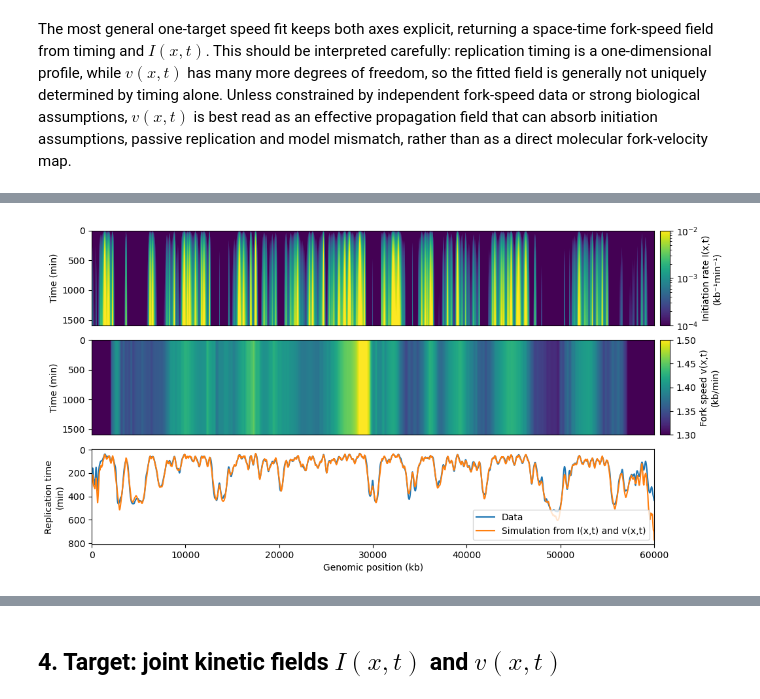
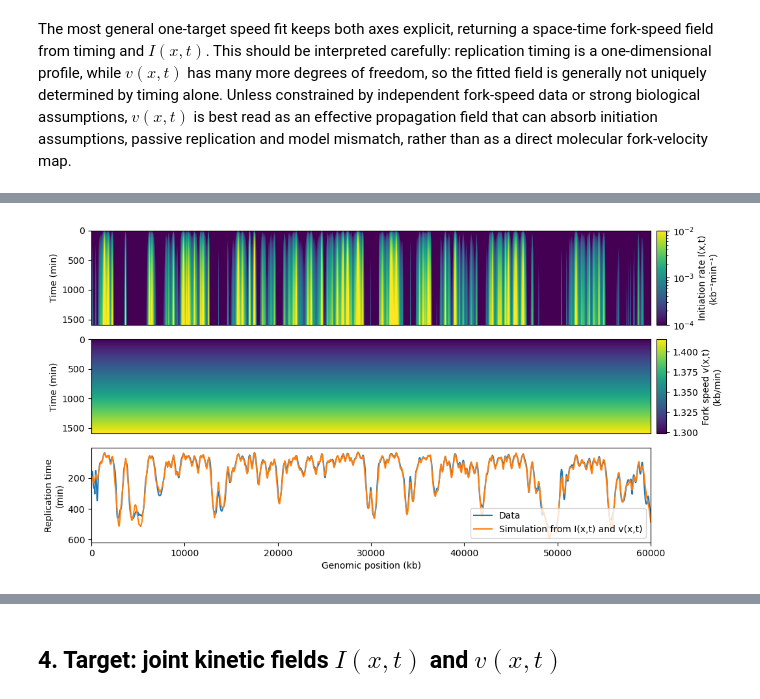
Before and after one commit to fberkemeier/DNAscape, a Jupyter notebook: examples/2-mapping.ipynb, the cells around one changed output, grey strips where cells are left out. Drawn from its saved outputs; the diff is of its cells as text; code cells hidden in the pictures.

```diff
--- a/examples/2-mapping.ipynb
+++ b/examples/2-mapping.ipynb
@@ -475,7 +473,6 @@ fork_speed_spacetime_from_Ixt = rmap(
     target="fork_speed",
     assumptions={
         "target_form": "spacetime",
-        "target_shape": "best",
         "maxiter": 20,
     }
 )
@@ -497,24 +495,24 @@ replication_timing_sim_Ixt_vxt = rsim(
 # %%
 mplotf(
     [
         firing_rate_xt,
         fork_speed_spacetime_from_Ixt,
         [replication_timing, replication_timing_sim_Ixt_vxt],
     ],
     mlabels=[
         ["Initiation rate I(x,t)\n(kb⁻¹min⁻¹)"],
         ["Fork speed v(x,t)\n(kb/min)"],
         ["Data", "Simulation from I(x,t) and v(x,t)"],
     ],
     mx_array=positions_kb,
     mresolution_t=[5, 5, 1],
     minvyQ=True,
     mlogzQ=[True, False, False],
-    mlimsz=[(0.0001,0.01), (1.3, 1.5), None],
+    mlimsz=[(0.0001,0.01), None, None],
     mxtitle="Genomic position (kb)",
     mytitle=["Time (min)", "Time (min)", "Replication time\n(min)"],
     figsize=(10, 2),
 )
 # %% [output]
-[figure, old version]
+[figure, new version]
 # %%
```
Also changed, not shown: parts of 38 cells of this notebook, 7 other files.
